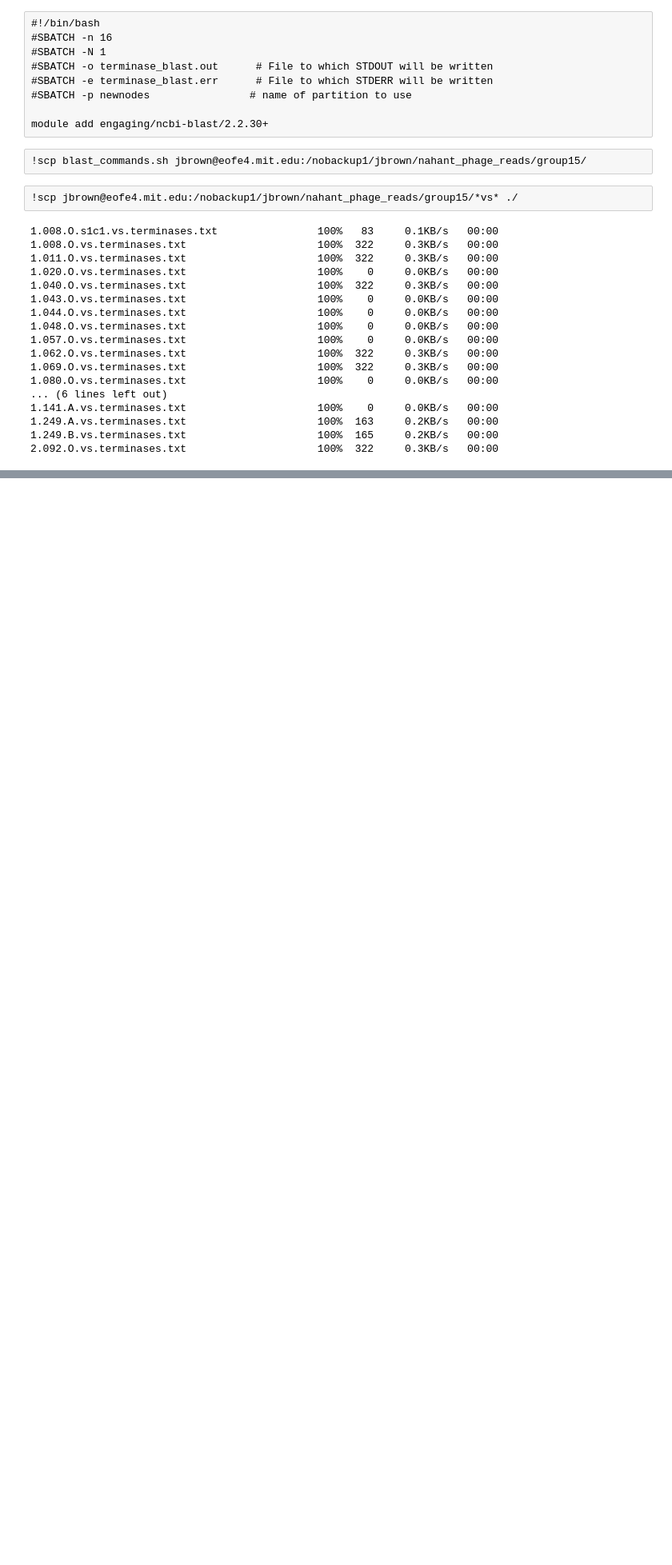
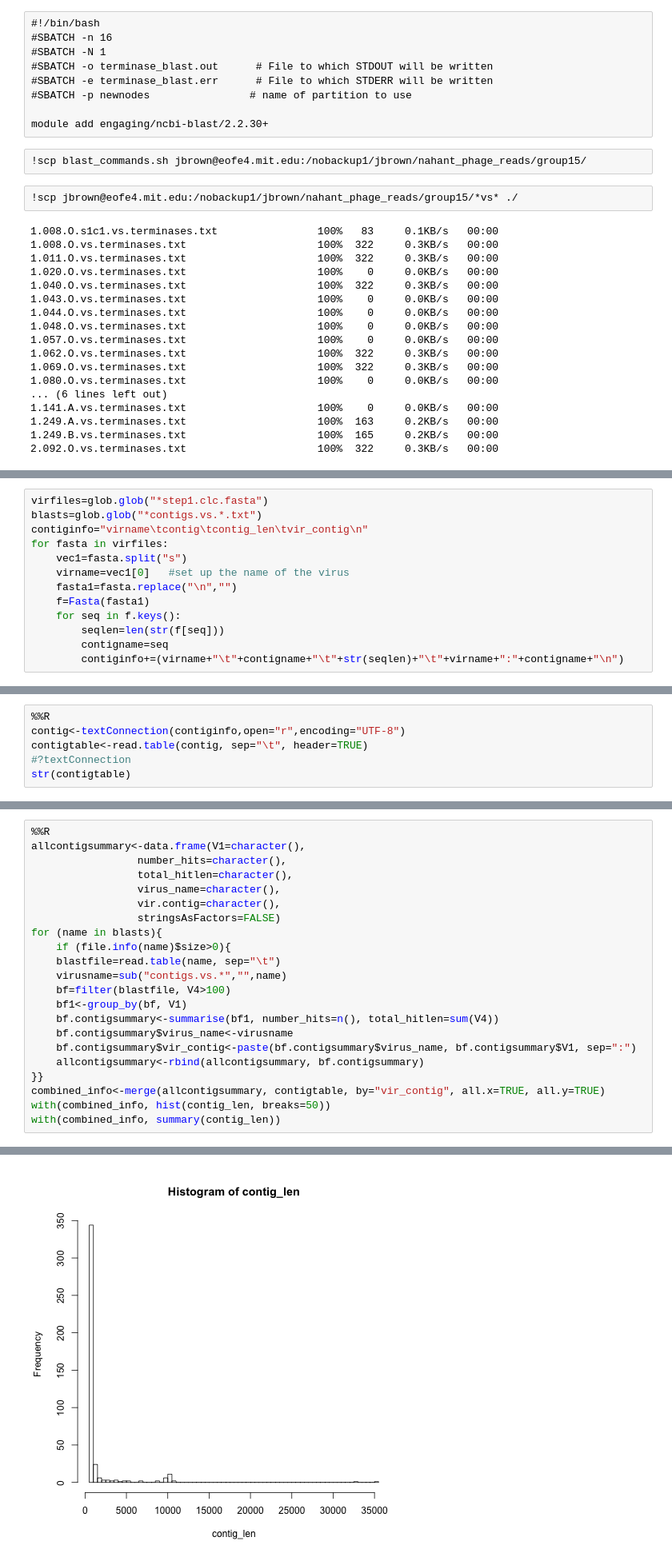
Before and after one commit to juliambrosman/nahant-genome-rearrangement, a Jupyter notebook: Group15.ipynb, the cells around one changed output, grey strips where cells are left out. Shown: that part at 80% size. Saved outputs shown, nothing was run; the diff lists cells and outputs as text; blank space fills up the shorter version.

```diff
--- a/Group15.ipynb
+++ b/Group15.ipynb
@@ -377,0 +442,13 @@ contig_1        gi|726142719|gb|KHF13395.1|     42.22   45      25      1
+# %%
+virfiles=glob.glob("*step1.clc.fasta")
+blasts=glob.glob("*contigs.vs.*.txt")
+contiginfo="virname\tcontig\tcontig_len\tvir_contig\n"
+for fasta in virfiles:
+    vec1=fasta.split("s")
+    virname=vec1[0]   #set up the name of the virus
+    fasta1=fasta.replace("\n","")
+    f=Fasta(fasta1)
+    for seq in f.keys():
+        seqlen=len(str(f[seq]))
+        contigname=seq
+        contiginfo+=(virname+"\t"+contigname+"\t"+str(seqlen)+"\t"+virname+":"+contigname+"\n")
@@ -377,0 +465,6 @@ contig_1        gi|726142719|gb|KHF13395.1|     42.22   45      25      1
+# %%
+%%R
+contig<-textConnection(contiginfo,open="r",encoding="UTF-8")
+contigtable<-read.table(contig, sep="\t", header=TRUE)
+#?textConnection
+str(contigtable)
@@ -377,0 +477,23 @@ contig_1        gi|726142719|gb|KHF13395.1|     42.22   45      25      1
+# %%
+%%R
+allcontigsummary<-data.frame(V1=character(),
+                 number_hits=character(),
+                 total_hitlen=character(),
+                 virus_name=character(),
+                 vir.contig=character(),
+                 stringsAsFactors=FALSE)
+for (name in blasts){
+    if (file.info(name)$size>0){
+    blastfile=read.table(name, sep="\t")
+    virusname=sub("contigs.vs.*","",name)
+    bf=filter(blastfile, V4>100)
+    bf1<-group_by(bf, V1)
+    bf.contigsummary<-summarise(bf1, number_hits=n(), total_hitlen=sum(V4))
+    bf.contigsummary$virus_name<-virusname
+    bf.contigsummary$vir_contig<-paste(bf.contigsummary$virus_name, bf.contigsummary$V1, sep=":")
+    allcontigsummary<-rbind(allcontigsummary, bf.contigsummary)
+}}
+combined_info<-merge(allcontigsummary, contigtable, by="vir_contig", all.x=TRUE, all.y=TRUE)
+with(combined_info, hist(contig_len, breaks=50))
+with(combined_info, summary(contig_len))
+# %% [output]
@@ -377,0 +502 @@ contig_1        gi|726142719|gb|KHF13395.1|     42.22   45      25      1
+[figure, added]
```
Also changed, not shown: parts of 29 cells of this notebook, 4 other files.
